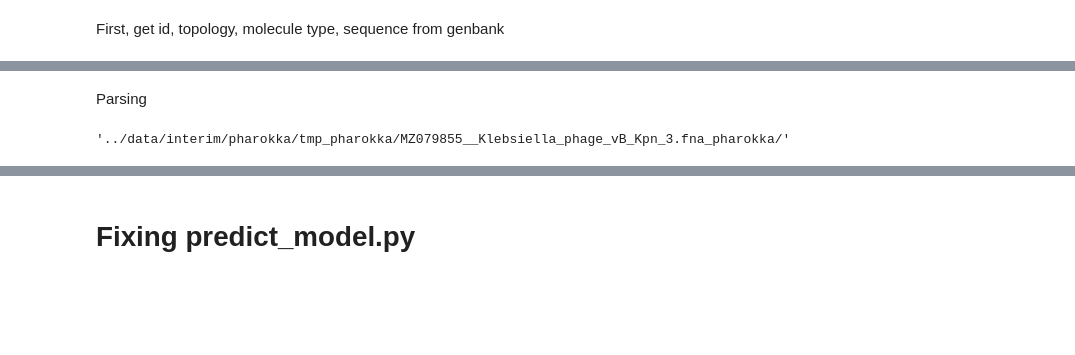
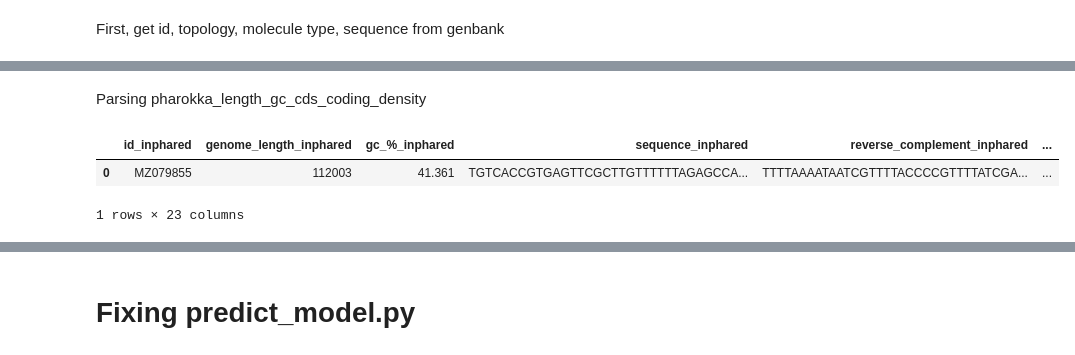
Before and after one commit to Alvaroguleon/Phage-predictor, a Jupyter notebook: notebooks/05_feature_engineering.ipynb, the cells around one changed output, grey strips where cells are left out. Drawn from its saved outputs; the diff is of its cells as text; code cells hidden in the pictures; blank space fills up the shorter version.

Commit message:
Creating the new features from pharokka output

```diff
--- a/notebooks/05_feature_engineering.ipynb
+++ b/notebooks/05_feature_engineering.ipynb
@@ -498,8 +574,14 @@ print(engineer_features(genbank_file_path))
 # %% [markdown]
-Parsing
+Parsing pharokka_length_gc_cds_coding_density
-# %%
-code = "MZ079855__Klebsiella_phage_vB_Kpn_3"
-entry = f"../data/interim/pharokka/tmp_pharokka/{code}.fna_pharokka/"
-entry
-# %% [output]
-'../data/interim/pharokka/tmp_pharokka/MZ079855__Klebsiella_phage_vB_Kpn_3.fna_pharokka/'
+# %%
+df_length_gc_cds_density = pd.read_csv(f"{entry}pharokka_length_gc_cds_density.tsv", sep="\t")
+df_length_gc_cds_density['contig'] = df_length_gc_cds_density['contig'].str.slice(0,8)
+df_length_gc_cds_density
+
+df = pd.merge(df, df_length_gc_cds_density, left_on='id_inphared', right_on='contig', how='outer')
+del(df_length_gc_cds_density)
+df
+# %% [output]
+|  | id_inphared | genome_length_inphared | gc_%_inphared | sequence_inphared | reverse_complement_inphared | ... |
+| 0 | MZ079855 | 112003 | 41.361 | TGTCACCGTGAGTTCGCTTGTTTTTTAGAGCCA... | TTTTAAAATAATCGTTTTACCCCGTTTTATCGA... | ... |
+1 rows × 23 columns
```
Also changed, not shown: parts of 15 cells of this notebook, 2 other files.
